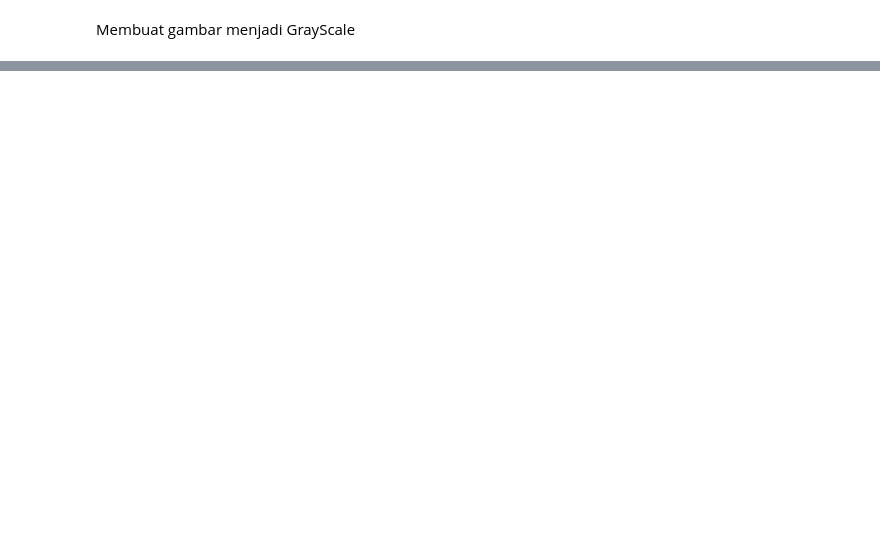
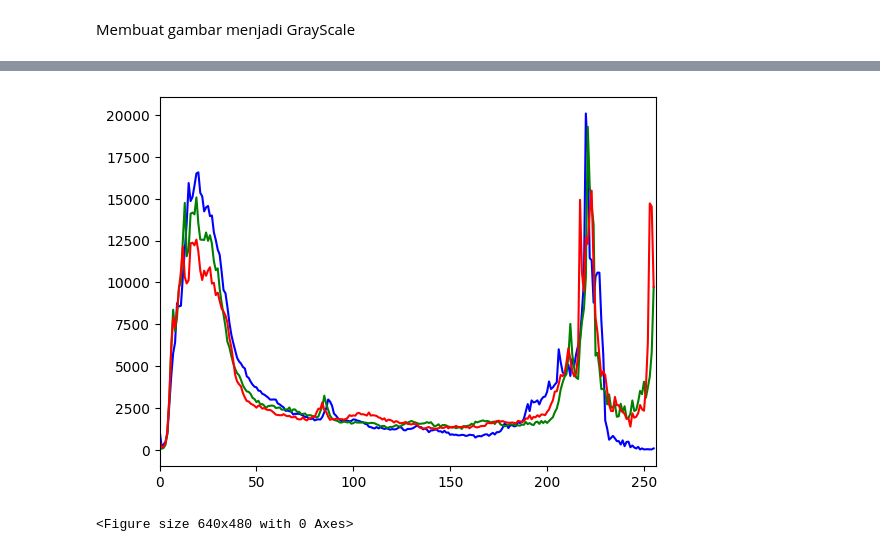
Before and after one commit to AfkarSiddiq/Image-Processing, a Jupyter notebook: Codingan/code.ipynb, the cells around one changed output, grey strips where cells are left out. Saved outputs shown, nothing was run; the diff lists cells and outputs as text; code cells hidden in the pictures; blank space fills up the shorter version.

```diff
--- a/Codingan/code.ipynb
+++ b/Codingan/code.ipynb
@@ -26,0 +34,17 @@ error: OpenCV(4.6.0) D:\a\opencv-python\opencv-python\opencv\modules\imgproc\src
+# %%
+#make an equalize histogram
+foto2 = cv2.imread('Foto2.jpg')
+foto2_grayScale = cv2.cvtColor(foto2, cv2.COLOR_BGR2GRAY)
+color = ('b','g','r')
+for i, col in enumerate(color):
+    hist_rgb2 = cv2.calcHist([foto2],[i],None,[256],[0,256])
+    plt.plot(hist_rgb2,color = col)
+    plt.xlim([0,256])
+
+
+# plt.hist(foto2_grayScale.ravel(), 256, [0, 256])
+plt.show()
+plt.savefig(f'histogram2.jpg')
+# %% [output]
+[figure, added]
+<Figure size 640x480 with 0 Axes>
```
Also changed, not shown: parts of 3 cells of this notebook, 4 other files.
